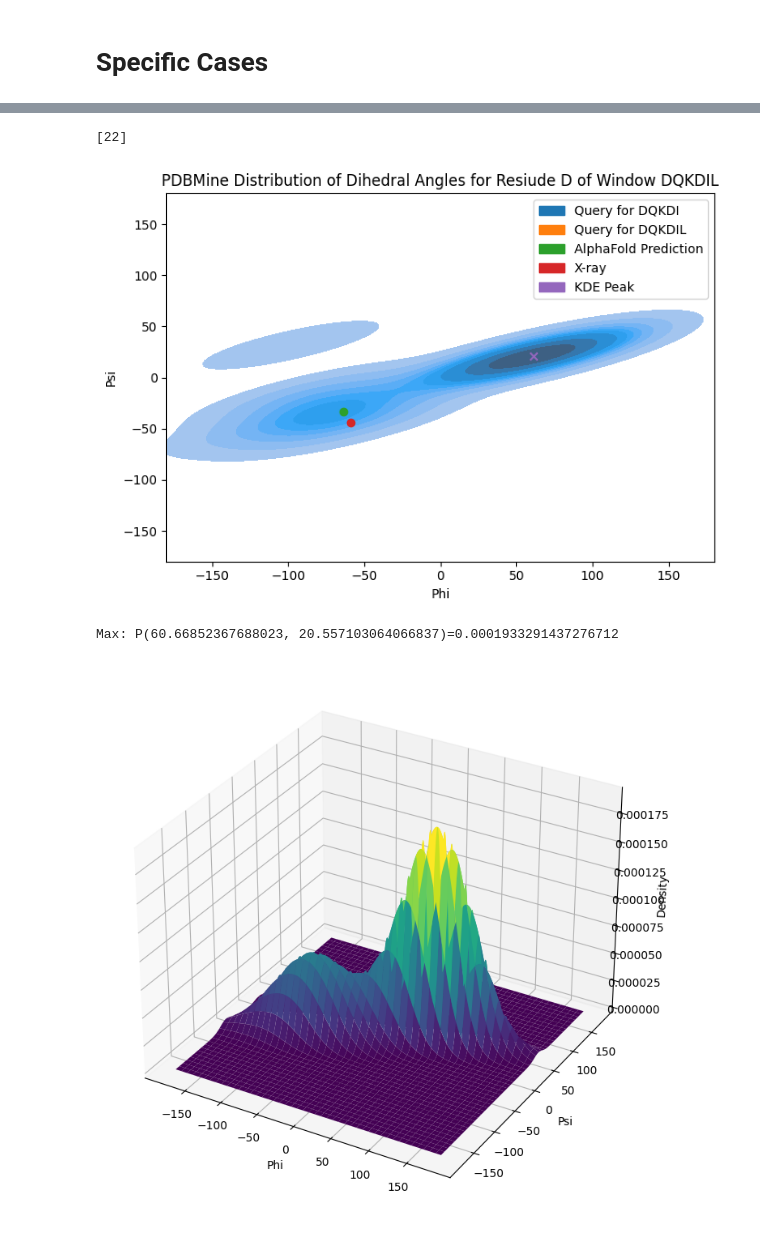
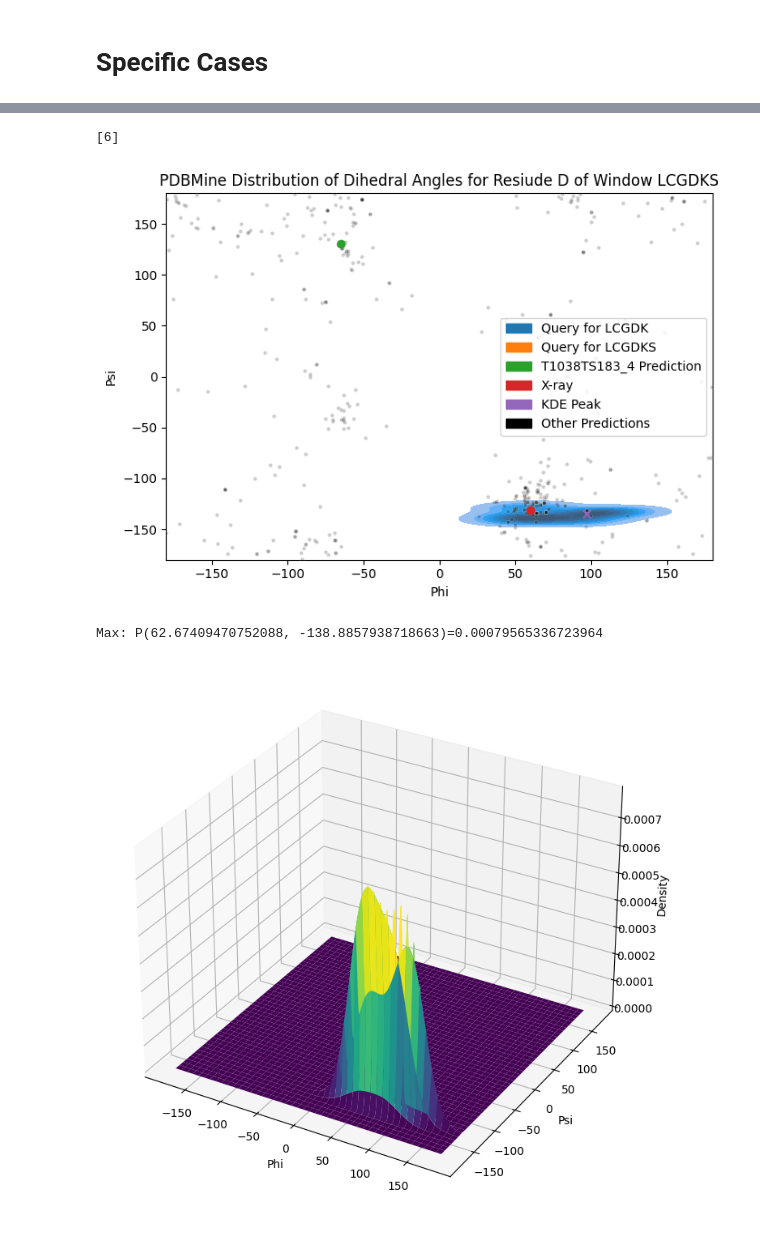
Before and after one commit to Musa-Azeem/protein-dihedral-visualization, a Jupyter notebook: multi-window.ipynb, the cells around one changed output, grey strips where cells are left out. Saved outputs shown, nothing was run; the diff lists cells and outputs as text; code cells hidden in the pictures.

```diff
--- a/multi-window.ipynb
+++ b/multi-window.ipynb
@@ -292,7 +312,6 @@ kdews = [1,128]
 def plot_one_dist(seq, pred_id, pred_name=None, axlims=None, bw_method=None):
     pred_name = pred_name or pred_id
     inner_seq = get_subseq(seq)
-    # inner_seq = seq[WINDOW_SIZE_CONTEXT // 2 - WINDOW_SIZE // 2:WINDOW_SIZE_CONTEXT // 2 + WINDOW_SIZE // 2 + 1]
     phi_psi_dist = phi_psi_mined[phi_psi_mined.seq == inner_seq].copy()
     phi_psi_ctxt_dist = phi_psi_mined_ctxt[phi_psi_mined_ctxt.seq == seq].copy()
     phi_psi_alpha = phi_psi_predictions[(phi_psi_predictions.protein_id == pred_id) & (phi_psi_predictions.seq_ctxt == seq)]
@@ -304,7 +323,6 @@ def plot_one_dist(seq, pred_id, pred_name=None, axlims=None, bw_method=None):
     print(phi_psi_dist.groupby('weight').count().iloc[:,0].values)
 
     fig, ax = plt.subplots(figsize=(7,5))
-    # sns.jointplot(data=phi_psi_dist, x='phi', y='psi', kind='kde')
     sns.scatterplot(data=phi_psi_ctxt_dist, x='phi', y='psi', ax=ax, color=colors[1],zorder=5, alpha=0.5, marker='.')
     sns.kdeplot(data=phi_psi_dist, x='phi', y='psi', weights='weight', ax=ax, fill=True, color=colors[0], bw_method=bw_method)
 
@@ -314,13 +332,15 @@ def plot_one_dist(seq, pred_id, pred_name=None, axlims=None, bw_method=None):
     ax.plot(phi_psi_alpha.phi, phi_psi_alpha.psi, 'o', color=colors[2], label='AlphaFold Prediction', zorder=10)
     ax.plot(xray_phi_psi_seq.phi, xray_phi_psi_seq.psi, 'o', color=colors[3], label='X-ray', zorder=10)
     ax.scatter(most_likely.phi, most_likely.psi, color=colors[4], marker='x', label='KDE Peak', zorder=20)
+    sns.scatterplot(data=phi_psi_predictions[phi_psi_predictions.seq_ctxt == seq], x='phi', y='psi', ax=ax, color='black', zorder=5, alpha=0.2, marker='.')
 
     ax.legend(handles=[
         mpatches.Patch(color=colors[0], label=f'Query for {inner_seq}'),
         mpatches.Patch(color=colors[1], label=f'Query for {seq}'),
-        mpatches.Patch(color=colors[2], label='AlphaFold Prediction'),
+        mpatches.Patch(color=colors[2], label=f'{pred_name} Prediction'),
         mpatches.Patch(color=colors[3], label='X-ray'),
-        mpatches.Patch(color=colors[4], label='KDE Peak')
+        mpatches.Patch(color=colors[4], label='KDE Peak'),
+        mpatches.Patch(color='black', label='Other Predictions')
     ])
     ax.set_title(f'PDBMine Distribution of Dihedral Angles for Resiude {seq[WINDOW_SIZE_CONTEXT//2]} of Window {seq}')
 
@@ -362,8 +382,16 @@ def plot_one_dist_3d(seq, pred_id, pred_name=None, bw_method=None):
     plt.tight_layout()
     plt.show()
 
-seq = overlapping_seqs[9]
-bw_method = 0.1
-plot_one_dist(seq, alphafold_id, 'AlphaFold', axlims=((-180, 180), (-180, 180)), bw_method=bw_method)
-plot_one_dist_3d(seq, alphafold_id, 'AlphaFold', bw_method=bw_method)
+# seq = overlapping_seqs[29]
+# seq = overlapping_seqs[32]
+# seq = overlapping_seqs[36]
+# seq = overlapping_seqs[37]
+# seq = overlapping_seqs[74]
+seq = overlapping_seqs[100] # both accurate T1030
+# seq = 'LCGDKS' # T1038,  protein_ids[5] # bad pred, good xray
+# seq = seqs[16]
+bw_method = None
+# plot_one_dist(seq, alphafold_id, 'AlphaFold', axlims=((-180, 180), (-180, 180)), bw_method=bw_method)
+plot_one_dist(seq, protein_ids[0], '', bw_method=bw_method, axlims=((-190, 190), (-190, 190)))
+plot_one_dist_3d(seq, protein_ids[0], '', bw_method=bw_method)
 # %% [output]
@@ -608,7 +669,9 @@ Skipping RQSGLD - not enough data points
 # %%
-eps=5
-phi_psi_predictions = pd.read_csv(outdir / f'phi_psi_predictions_md-eps{eps}.csv')
-xray_phi_psi = pd.read_csv(outdir / f'xray_phi_psi_md-eps{eps}.csv')
+# eps=5
+# phi_psi_predictions = pd.read_csv(outdir / f'phi_psi_predictions_md-eps{eps}.csv')
+# xray_phi_psi = pd.read_csv(outdir / f'xray_phi_psi_md-eps{eps}.csv')
+phi_psi_predictions = pd.read_csv(outdir / f'phi_psi_predictions_md-kmeans.csv')
+xray_phi_psi = pd.read_csv(outdir / f'xray_phi_psi_md-kmeans.csv')
 # %%
 # Plot xray vs prediction md for each residue of one prediction
 def plot_res_vs_md(pred_id, pred_name=None, highlight_res=None, limit_quantile=None):
@@ -779,9 +886,10 @@ both.sort_values('md_xray', ascending=False)
 # %%
+seq = 'LCGDKS' # T1038,  protein_ids[5]
 plot_one_dist(seq, id, axlims=((-180, 180), (-180, 180)), bw_method=None)
 plot_one_dist_3d(seq, id, bw_method=None)
 # %% [output]
-[22]
+[6]
-[figure, old version]
+[figure, new version]
-Max: P(60.66852367688023, 20.557103064066837)=0.0001933291437276712
+Max: P(62.67409470752088, -138.8857938718663)=0.00079565336723964
-[figure, old version]
+[figure, new version]
 # %%
```
Also changed, not shown: parts of 31 cells of this notebook, 2 other files.
